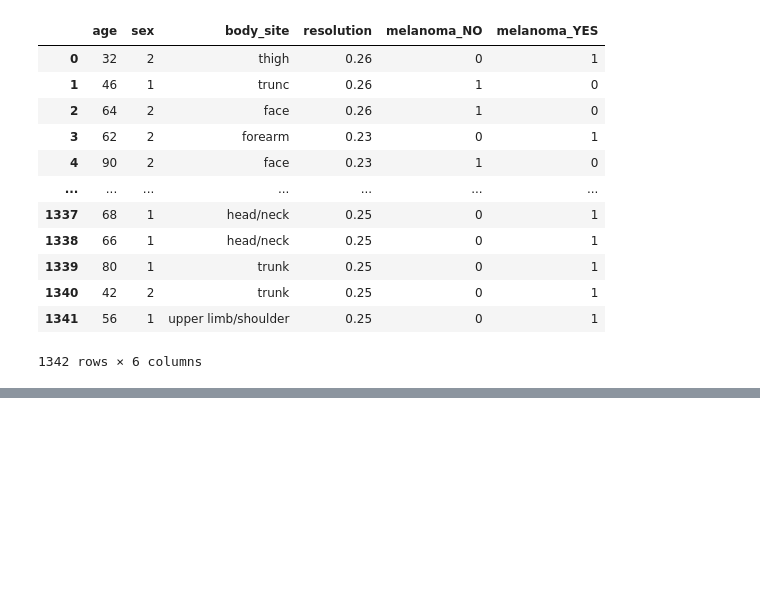
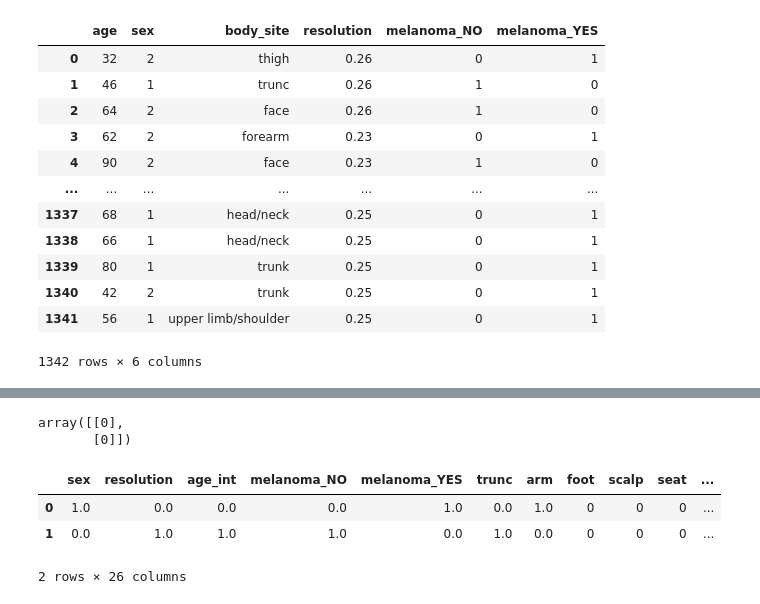
Before and after one commit to lucasfreire01/Cancer_pele, a Jupyter notebook: Cancerpele.ipynb, the cells around one changed output, grey strips where cells are left out. Cells and saved outputs as stored; diff of their text form; code cells hidden in the pictures; blank space fills up the shorter version.

```diff
--- a/Cancerpele.ipynb
+++ b/Cancerpele.ipynb
@@ -440,0 +358,4 @@ array([[0.20710246],
+# %%
+#take the  body site column at train  dataset for put the names in validation dataset but this column add no have values
+bd1 = bd.to_list()
+bd1= list(set(bd1))
@@ -440,0 +368,4 @@ array([[0.20710246],
+# %%
+for i in bd1:
+  if i not in val.columns:
+    val[i] = 0
@@ -440,0 +380,3 @@ array([[0.20710246],
+# %%
+y_pred_prob = model.predict(val)
+y_pred = (y_pred_prob > 0.5).astype(int)
@@ -440,0 +385,15 @@ array([[0.20710246],
+# %%
+y_pred
+# %% [output]
+array([[0],
+       [0]])
+# %%
+val['relapse'] = y_pred
+# %%
+#This is the result
+val
+# %% [output]
+|  | sex | resolution | age_int | melanoma_NO | melanoma_YES | trunc | arm | foot | scalp | seat | ... |
+| 0 | 1.0 | 0.0 | 0.0 | 0.0 | 1.0 | 0.0 | 1.0 | 0 | 0 | 0 | ... |
+| 1 | 0.0 | 1.0 | 1.0 | 1.0 | 0.0 | 1.0 | 0.0 | 0 | 0 | 0 | ... |
+2 rows × 26 columns
```
Also changed, not shown: parts of 58 cells of this notebook.
